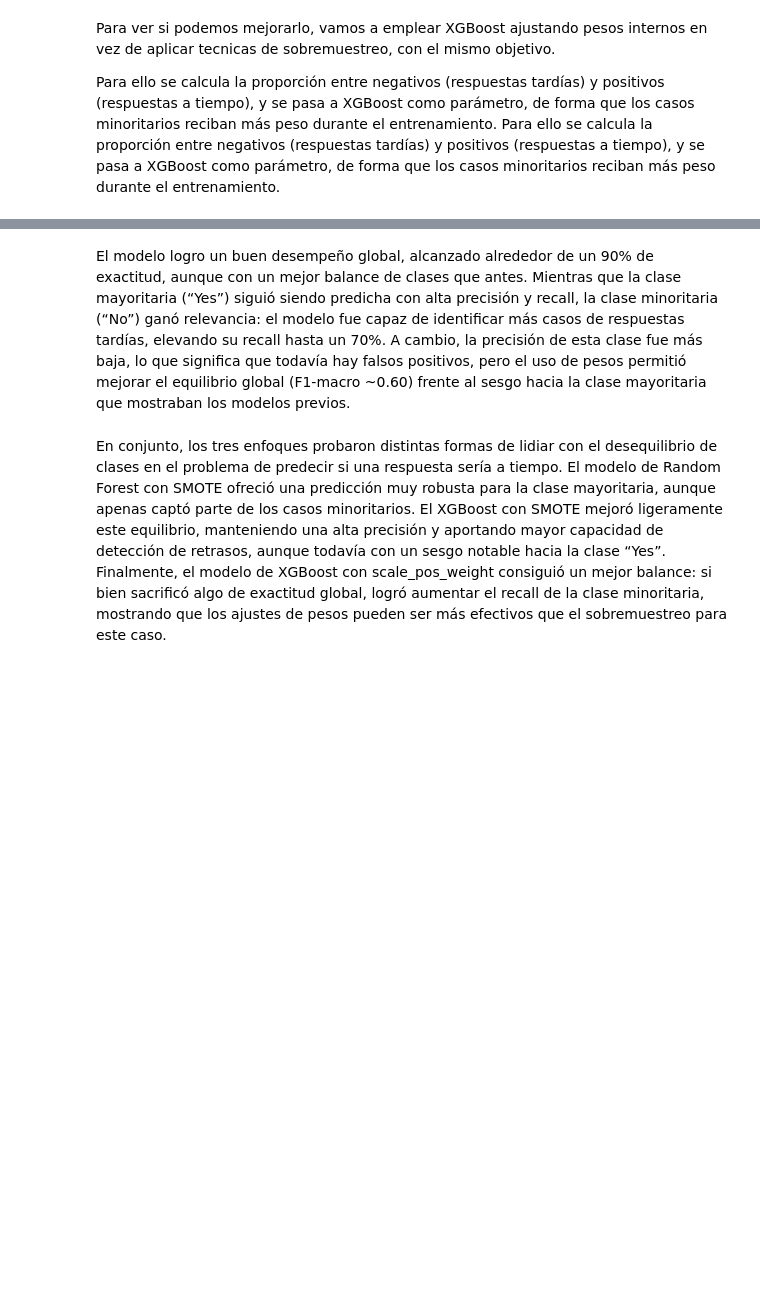
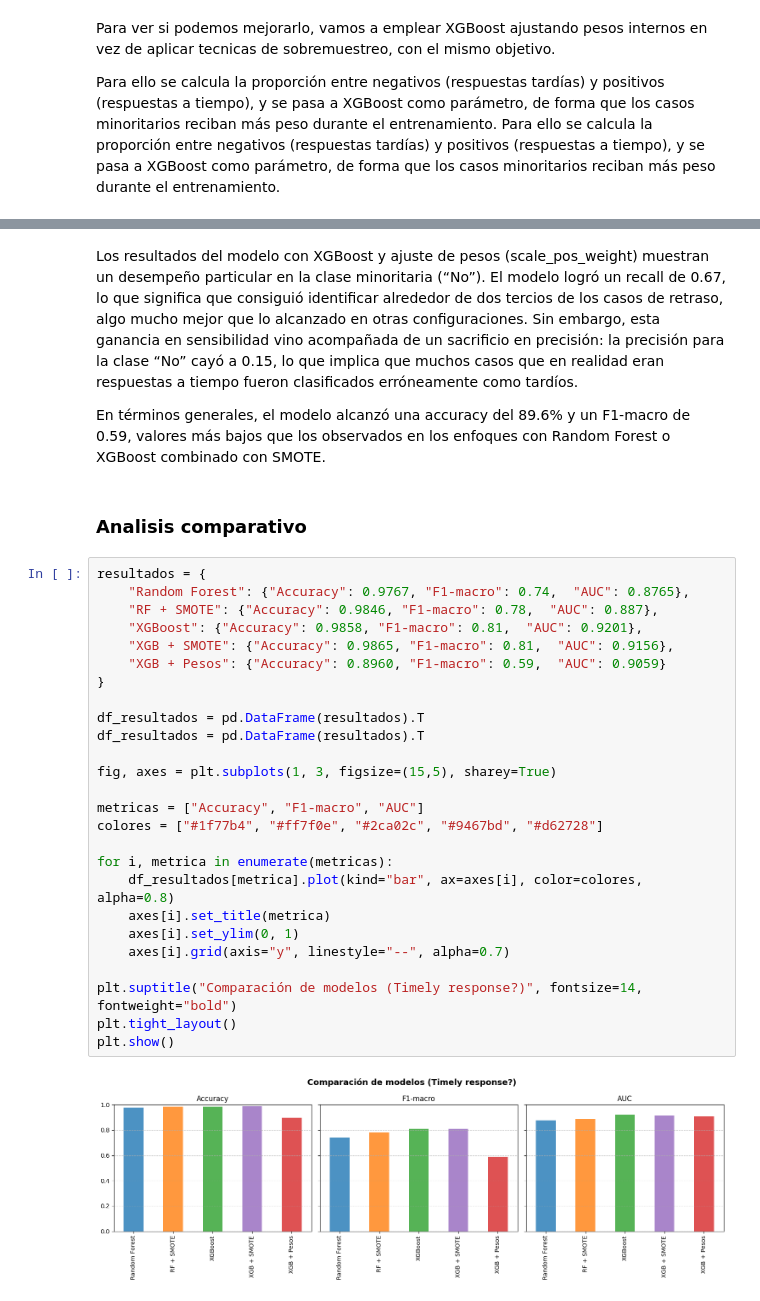
Before and after one commit to Jonolalde93/Proyectos_DS2025, a Jupyter notebook: Proyecto Fin de Modulo ML/notebooks/03.Modelo Predictivo 2.ipynb, the cells around one changed output, grey strips where cells are left out. Drawn from its saved outputs; the diff is of its cells as text; blank space fills up the shorter version.

Commit message:
cambios

```diff
--- a/Proyecto Fin de Modulo ML/notebooks/03.Modelo Predictivo 2.ipynb
+++ b/Proyecto Fin de Modulo ML/notebooks/03.Modelo Predictivo 2.ipynb
@@ -633,4 +633,34 @@ ROC AUC (binario): 0.9099
 # %% [markdown]
-El modelo logro un buen desempeño global, alcanzado alrededor de un 90% de exactitud, aunque con un mejor balance de clases que antes. Mientras que la clase mayoritaria (“Yes”) siguió siendo predicha con alta precisión y recall, la clase minoritaria (“No”) ganó relevancia: el modelo fue capaz de identificar más casos de respuestas tardías, elevando su recall hasta un 70%. A cambio, la precisión de esta clase fue más baja, lo que significa que todavía hay falsos positivos, pero el uso de pesos permitió mejorar el equilibrio global (F1-macro ~0.60) frente al sesgo hacia la clase mayoritaria que mostraban los modelos previos.
+Los resultados del modelo con XGBoost y ajuste de pesos (scale_pos_weight) muestran un desempeño particular en la clase minoritaria (“No”). El modelo logró un recall de 0.67, lo que significa que consiguió identificar alrededor de dos tercios de los casos de retraso, algo mucho mejor que lo alcanzado en otras configuraciones. Sin embargo, esta ganancia en sensibilidad vino acompañada de un sacrificio en precisión: la precisión para la clase “No” cayó a 0.15, lo que implica que muchos casos que en realidad eran respuestas a tiempo fueron clasificados erróneamente como tardíos.
+
+En términos generales, el modelo alcanzó una accuracy del 89.6% y un F1-macro de 0.59, valores más bajos que los observados en los enfoques con Random Forest o XGBoost combinado con SMOTE.
-# %% [markdown]
-En conjunto, los tres enfoques probaron distintas formas de lidiar con el desequilibrio de clases en el problema de predecir si una respuesta sería a tiempo. El modelo de Random Forest con SMOTE ofreció una predicción muy robusta para la clase mayoritaria, aunque apenas captó parte de los casos minoritarios. El XGBoost con SMOTE mejoró ligeramente este equilibrio, manteniendo una alta precisión y aportando mayor capacidad de detección de retrasos, aunque todavía con un sesgo notable hacia la clase “Yes”. Finalmente, el modelo de XGBoost con scale_pos_weight consiguió un mejor balance: si bien sacrificó algo de exactitud global, logró aumentar el recall de la clase minoritaria, mostrando que los ajustes de pesos pueden ser más efectivos que el sobremuestreo para este caso.
+# %% [markdown]
+### Analisis comparativo
+# %%
+resultados = {
+    "Random Forest": {"Accuracy": 0.9767, "F1-macro": 0.74,  "AUC": 0.8765},
+    "RF + SMOTE": {"Accuracy": 0.9846, "F1-macro": 0.78,  "AUC": 0.887},
+    "XGBoost": {"Accuracy": 0.9858, "F1-macro": 0.81,  "AUC": 0.9201},
+    "XGB + SMOTE": {"Accuracy": 0.9865, "F1-macro": 0.81,  "AUC": 0.9156},
+    "XGB + Pesos": {"Accuracy": 0.8960, "F1-macro": 0.59,  "AUC": 0.9059}
+}
+
+df_resultados = pd.DataFrame(resultados).T
+df_resultados = pd.DataFrame(resultados).T
+
+fig, axes = plt.subplots(1, 3, figsize=(15,5), sharey=True)
+
+metricas = ["Accuracy", "F1-macro", "AUC"]
+colores = ["#1f77b4", "#ff7f0e", "#2ca02c", "#9467bd", "#d62728"]
+
+for i, metrica in enumerate(metricas):
+    df_resultados[metrica].plot(kind="bar", ax=axes[i], color=colores, alpha=0.8)
+    axes[i].set_title(metrica)
+    axes[i].set_ylim(0, 1)
+    axes[i].grid(axis="y", linestyle="--", alpha=0.7)
+
+plt.suptitle("Comparación de modelos (Timely response?)", fontsize=14, fontweight="bold")
+plt.tight_layout()
+plt.show()
+# %% [output]
+[figure, added]
```
Also changed, not shown: parts of 15 cells of this notebook, 4 other files.
